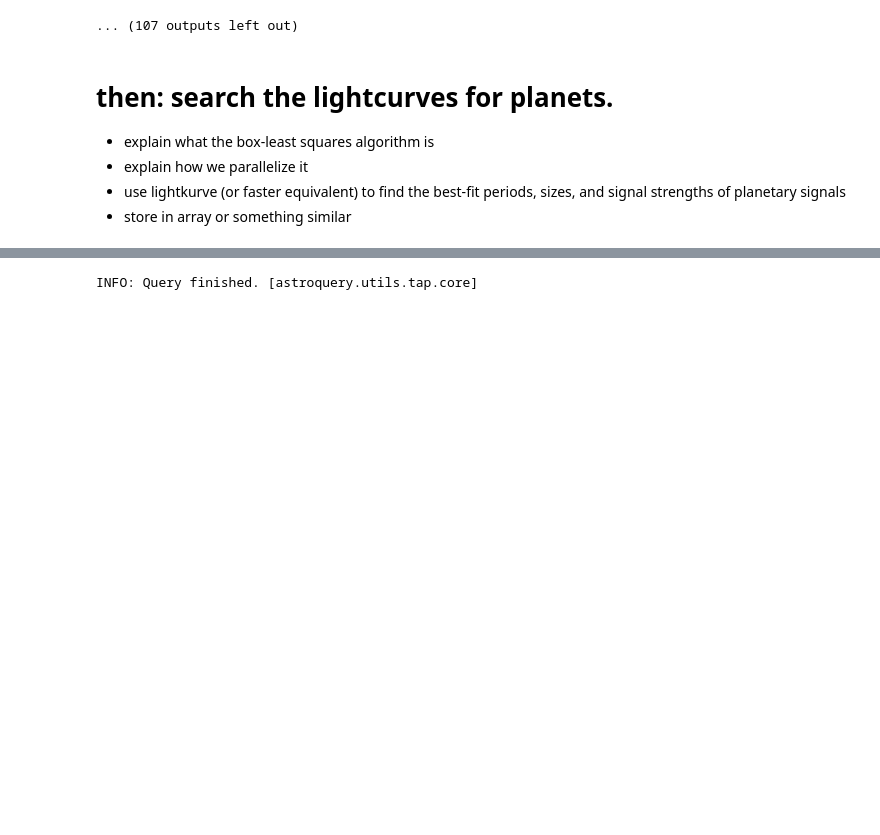
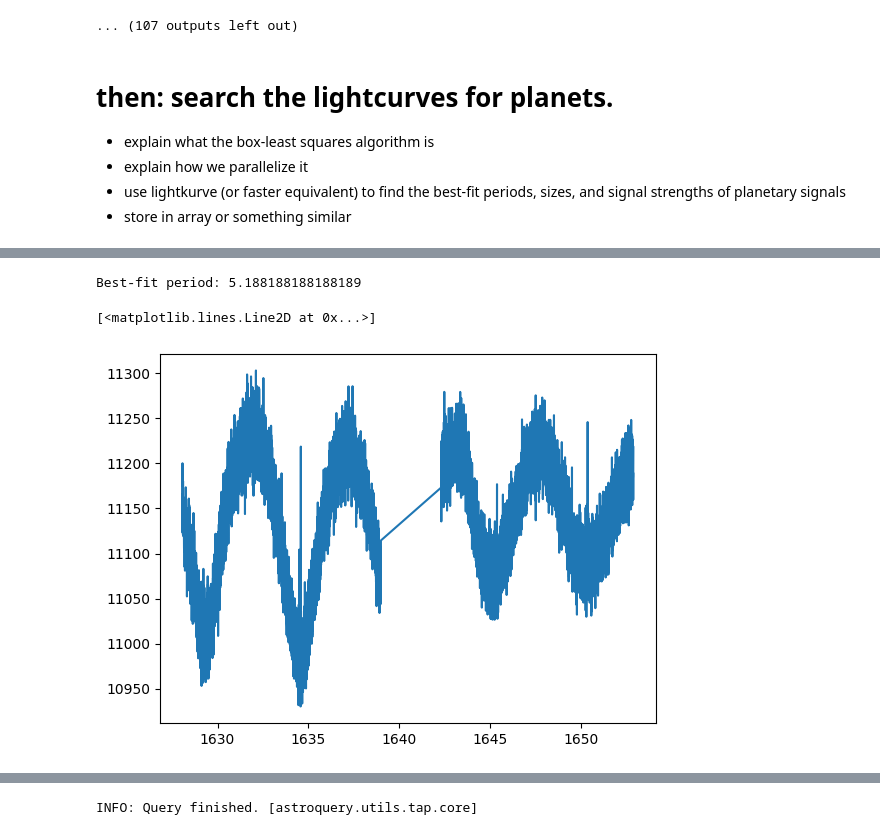
Before and after one commit to spacetelescope/tike_content, a Jupyter notebook: content/notebooks/occurrence_rate/occurrence.ipynb, the cells around one changed output, grey strips where cells are left out. Cells and saved outputs as stored; diff of their text form; code cells hidden in the pictures; blank space fills up the shorter version.

```diff
--- a/content/notebooks/occurrence_rate/occurrence.ipynb
+++ b/content/notebooks/occurrence_rate/occurrence.ipynb
@@ -398,0 +374,6 @@ nothing found.
+# %%
+time, flux, flux_err  = np.load('lc_data/293465600.npy')
+
+time = time[~np.isnan(flux)]
+flux_err = flux_err[~np.isnan(flux)]
+flux = flux[~np.isnan(flux)]
@@ -398,0 +398,10 @@ nothing found.
+# %%
+best_period = results.period[np.argmax(results.power)]
+print("Best-fit period:", best_period)
+# %% [output]
+Best-fit period: 5.188188188188189
+# %%
+plt.plot(time, flux)
+# %% [output]
+[<matplotlib.lines.Line2D at 0x...>]
+[figure, added]
```
Also changed, not shown: parts of 64 cells of this notebook.
